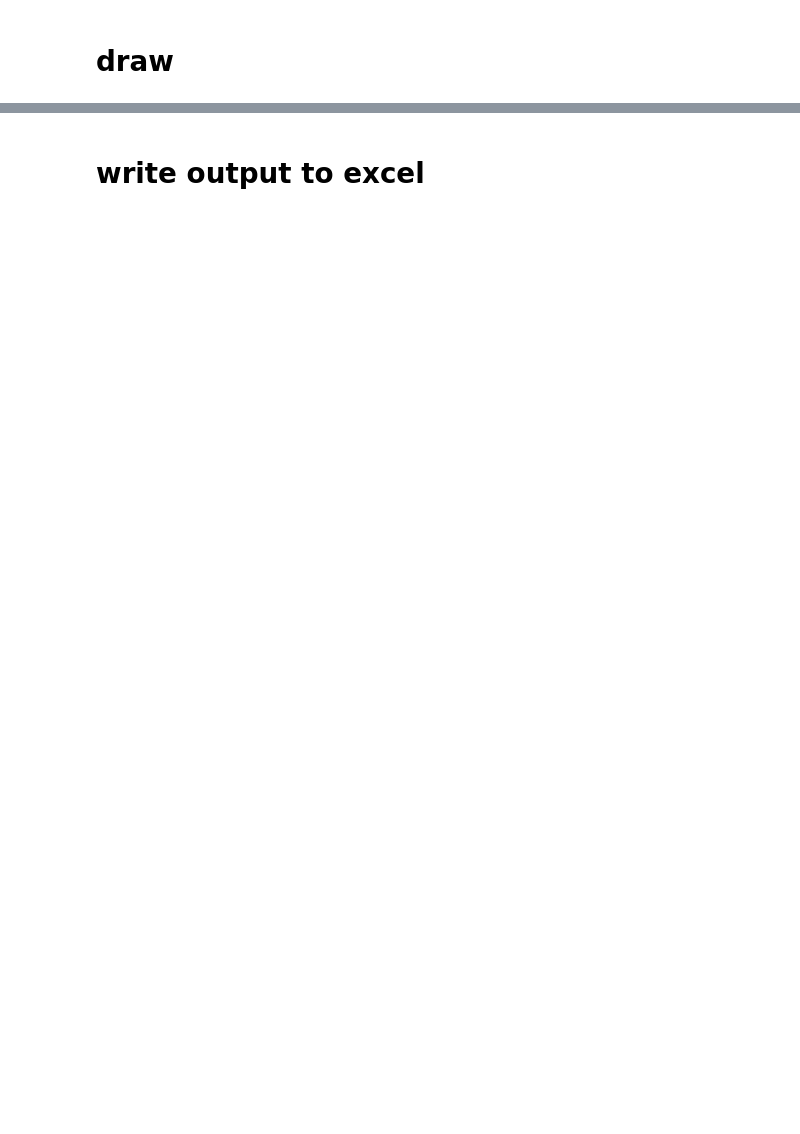
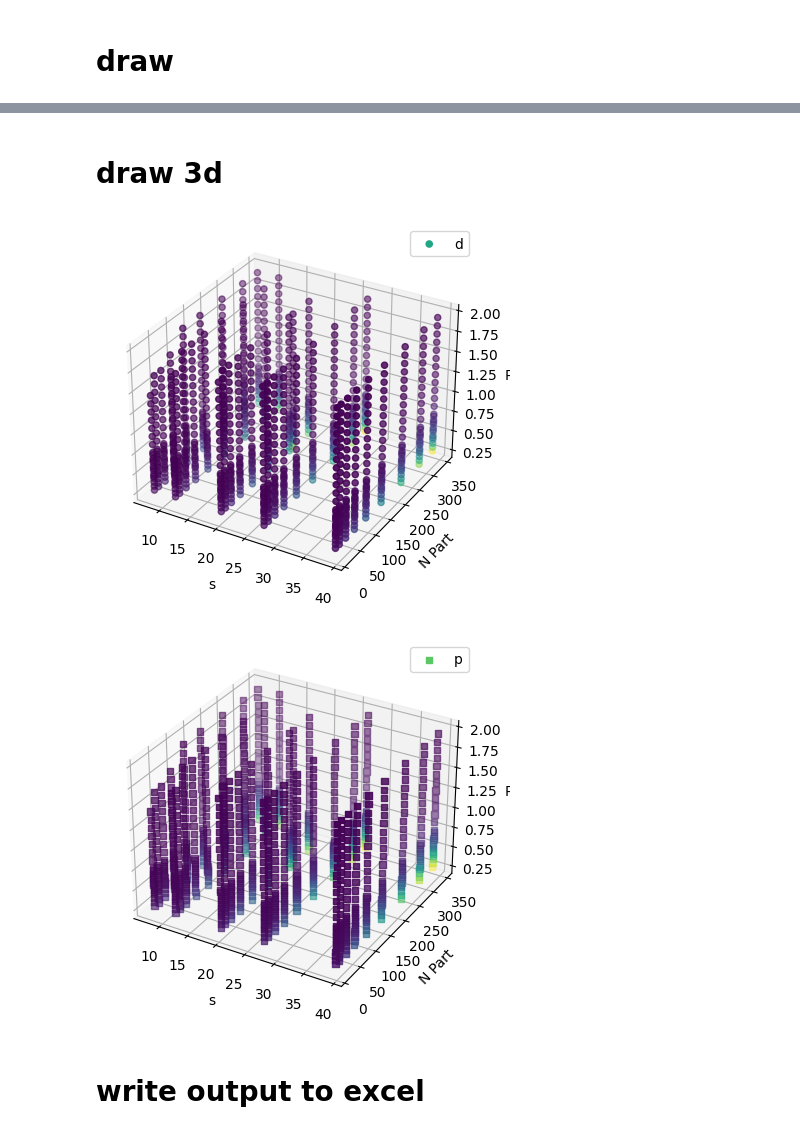
Before and after one commit to ahmed-eda/ANN, a Jupyter notebook: jup.ipynb, the cells around one changed output, grey strips where cells are left out. Cells and saved outputs as stored; diff of their text form; code cells hidden in the pictures; blank space fills up the shorter version.

```diff
--- a/jup.ipynb
+++ b/jup.ipynb
@@ -213,4 +216,45 @@ plt.savefig(nameFigImg)
 <Figure size 640x480 with 0 Axes>
+# %% [markdown]
+# draw 3d
+# %%
+# for drawing in 4d i choose Pt as x-axis
+
+#x1 = X[X['s']==7.7]
+#x2 = x1[x1['N part']==337]
+#xg = x2['Pt'].values
+#xg = X_test[:,2:3]
+x = X['s']
+yy = X['N part']
+z = X['Pt']
+d = y
+p = predictions
+
+
+fig = plt.figure()
+ax1 = fig.add_subplot(111, projection='3d')
+ax1.scatter(x, yy, z, c=d)
+#imgd = ax.scatter(x, y, z, c=d)
+#fig.colorbar(imgd)
+ax1.set_xlabel('s')
+ax1.set_ylabel('N Part')
+ax1.set_zlabel('Pt')
+ax1.legend(['d'])
+plt.show()
+
+#imgp = ax.scatter(x, y, z, c=p, marker='s')
+#fig.colorbar(imgp)
+
+fig = plt.figure()
+ax2 = fig.add_subplot(111, projection='3d')
+ax2.scatter(x, yy, z, c=p, marker='s')
+ax2.set_xlabel('s')
+ax2.set_ylabel('N Part')
+ax2.set_zlabel('Pt')
+ax2.legend(['p'])
+plt.show()
+# %% [output]
+[figure, added]
+[figure, added]
 # %% [markdown]
 # write output to excel
 # %%
```
Also changed, not shown: parts of 9 cells of this notebook.
